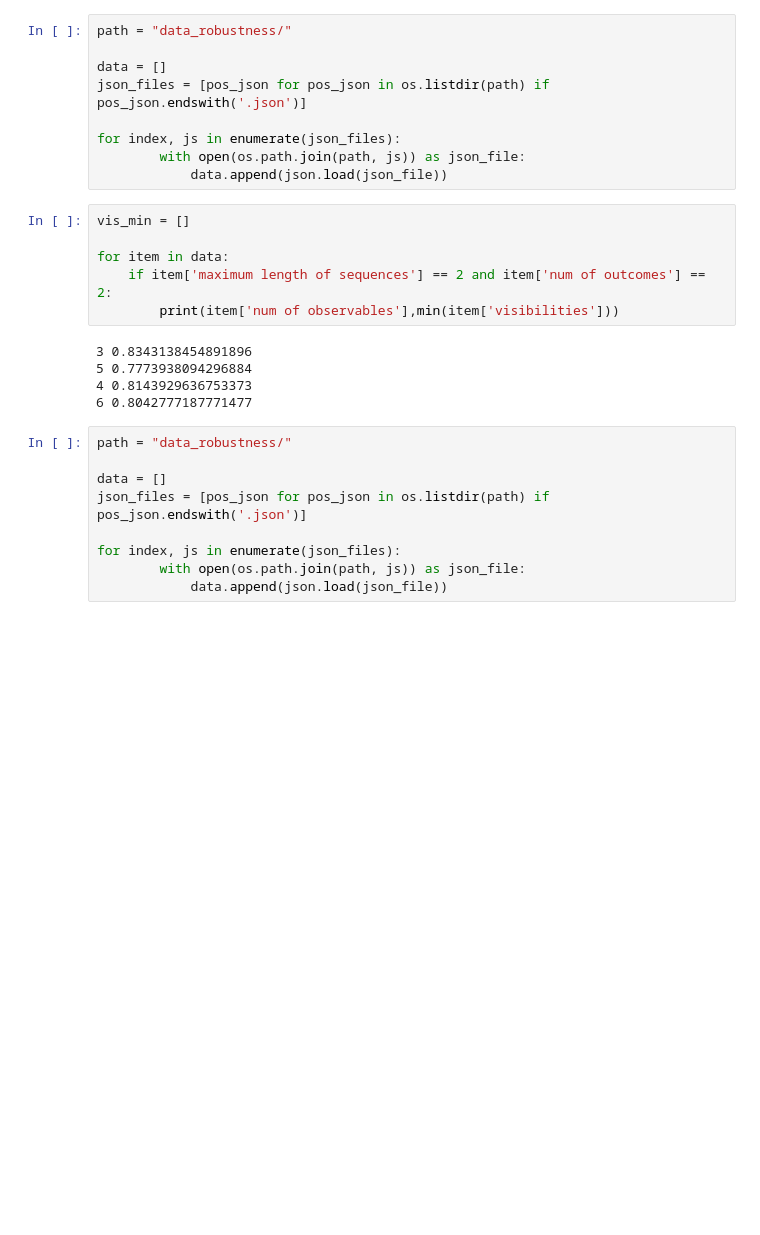
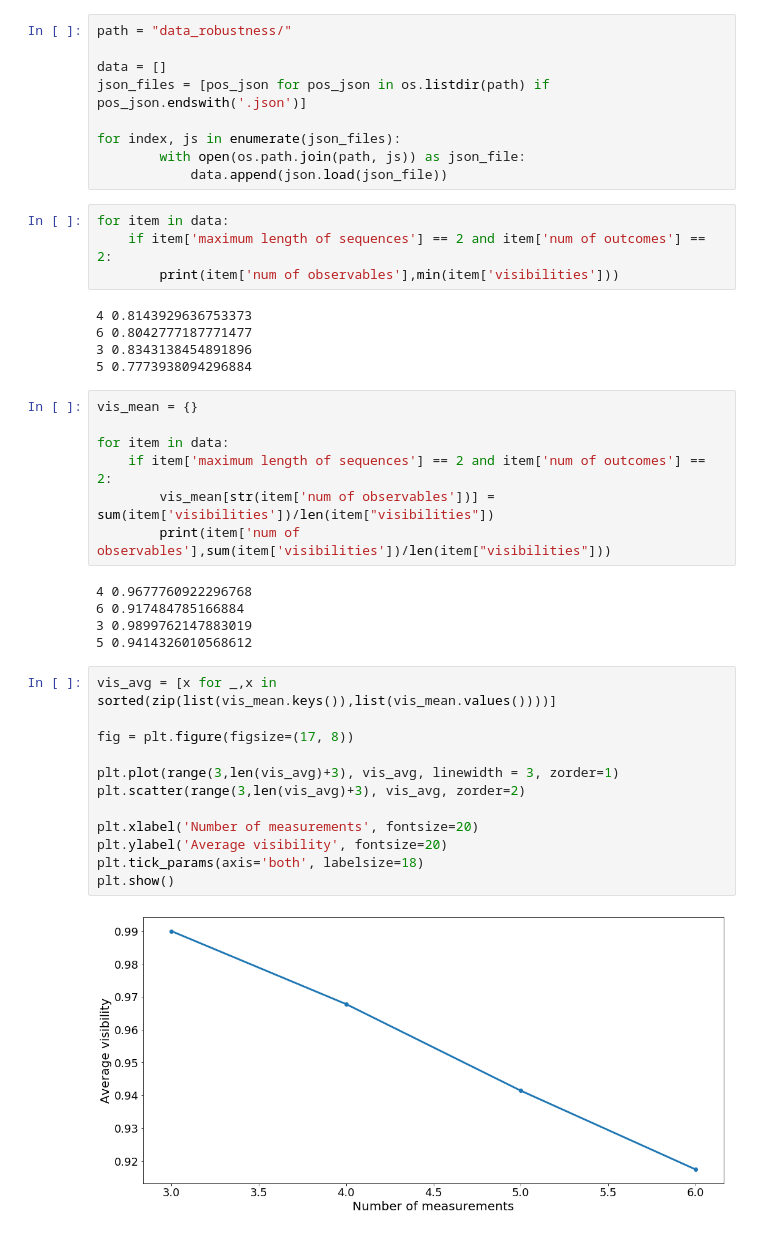
Before and after one commit to adelshb/Bounding-the-dimension-of-quantum-systems-with-sequential-measurements, a Jupyter notebook: public/Minimum visibility in M22.ipynb, the cells around one changed output. Cells and saved outputs as stored; diff of their text form; blank space fills up the shorter version.

```diff
--- a/public/Minimum visibility in M22.ipynb
+++ b/public/Minimum visibility in M22.ipynb
@@ -15,22 +13,37 @@ for index, js in enumerate(json_files):
         with open(os.path.join(path, js)) as json_file:
             data.append(json.load(json_file))
 # %%
-vis_min = []
-
 for item in data:
     if item['maximum length of sequences'] == 2 and item['num of outcomes'] == 2:
         print(item['num of observables'],min(item['visibilities']))
 # %% [output]
+4 0.8143929636753373
+6 0.8042777187771477
 3 0.8343138454891896
 5 0.7773938094296884
-4 0.8143929636753373
-6 0.8042777187771477
-# %%
-path = "data_robustness/"
-
-data = []
-json_files = [pos_json for pos_json in os.listdir(path) if pos_json.endswith('.json')]
-
-for index, js in enumerate(json_files):
-        with open(os.path.join(path, js)) as json_file:
-            data.append(json.load(json_file))
+# %%
+vis_mean = {}
+
+for item in data:
+    if item['maximum length of sequences'] == 2 and item['num of outcomes'] == 2:
+        vis_mean[str(item['num of observables'])] = sum(item['visibilities'])/len(item["visibilities"])
+        print(item['num of observables'],sum(item['visibilities'])/len(item["visibilities"]))
+# %% [output]
+4 0.9677760922296768
+6 0.917484785166884
+3 0.9899762147883019
+5 0.9414326010568612
+# %%
+vis_avg = [x for _,x in sorted(zip(list(vis_mean.keys()),list(vis_mean.values())))]
+
+fig = plt.figure(figsize=(17, 8))
+
+plt.plot(range(3,len(vis_avg)+3), vis_avg, linewidth = 3, zorder=1)
+plt.scatter(range(3,len(vis_avg)+3), vis_avg, zorder=2)
+
+plt.xlabel('Number of measurements', fontsize=20)
+plt.ylabel('Average visibility', fontsize=20)
+plt.tick_params(axis='both', labelsize=18)
+plt.show()
+# %% [output]
+[figure, added]
```
Also changed, not shown: parts of 2 cells of this notebook.
